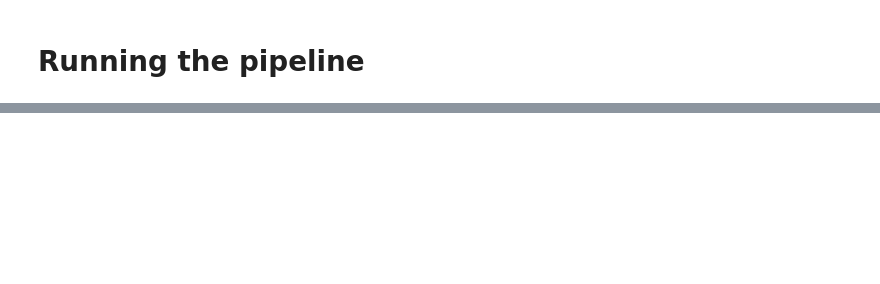
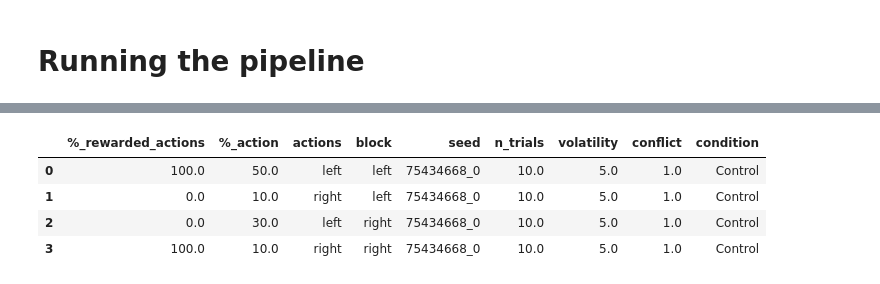
Before and after one commit to CoAxLab/CBGTPy, a Jupyter notebook: network_simulation-plasticity.ipynb, the cells around one changed output, grey strips where cells are left out. Saved outputs shown, nothing was run; the diff lists cells and outputs as text; code cells hidden in the pictures; blank space fills up the shorter version.

```diff
--- a/network_simulation-plasticity.ipynb
+++ b/network_simulation-plasticity.ipynb
@@ -507,0 +276,8 @@ results['Q_df']
+# %%
+performance
+# %% [output]
+|  | %_rewarded_actions | %_action | actions | block | seed | n_trials | volatility | conflict | condition |
+| 0 | 100.0 | 50.0 | left | left | 75434668_0 | 10.0 | 5.0 | 1.0 | Control |
+| 1 | 0.0 | 10.0 | right | left | 75434668_0 | 10.0 | 5.0 | 1.0 | Control |
+| 2 | 0.0 | 30.0 | left | right | 75434668_0 | 10.0 | 5.0 | 1.0 | Control |
+| 3 | 100.0 | 10.0 | right | right | 75434668_0 | 10.0 | 5.0 | 1.0 | Control |
```
Also changed, not shown: parts of 78 cells of this notebook.
